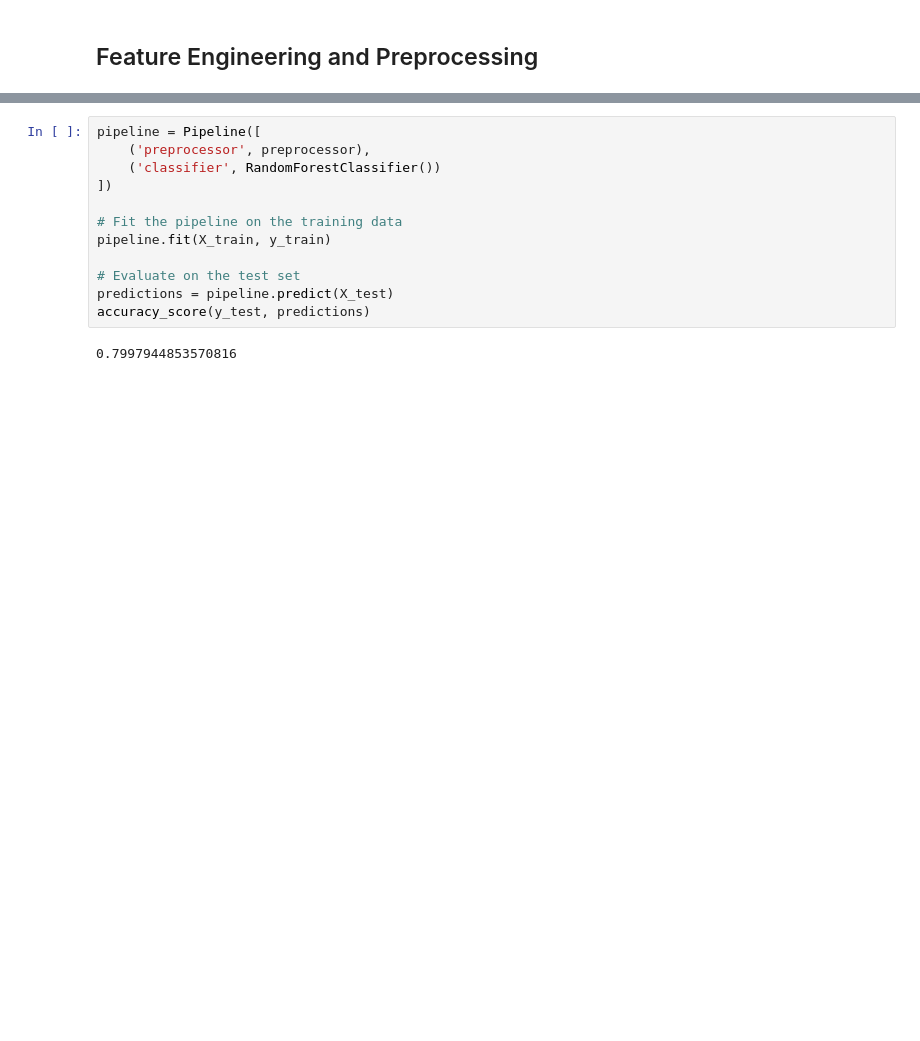
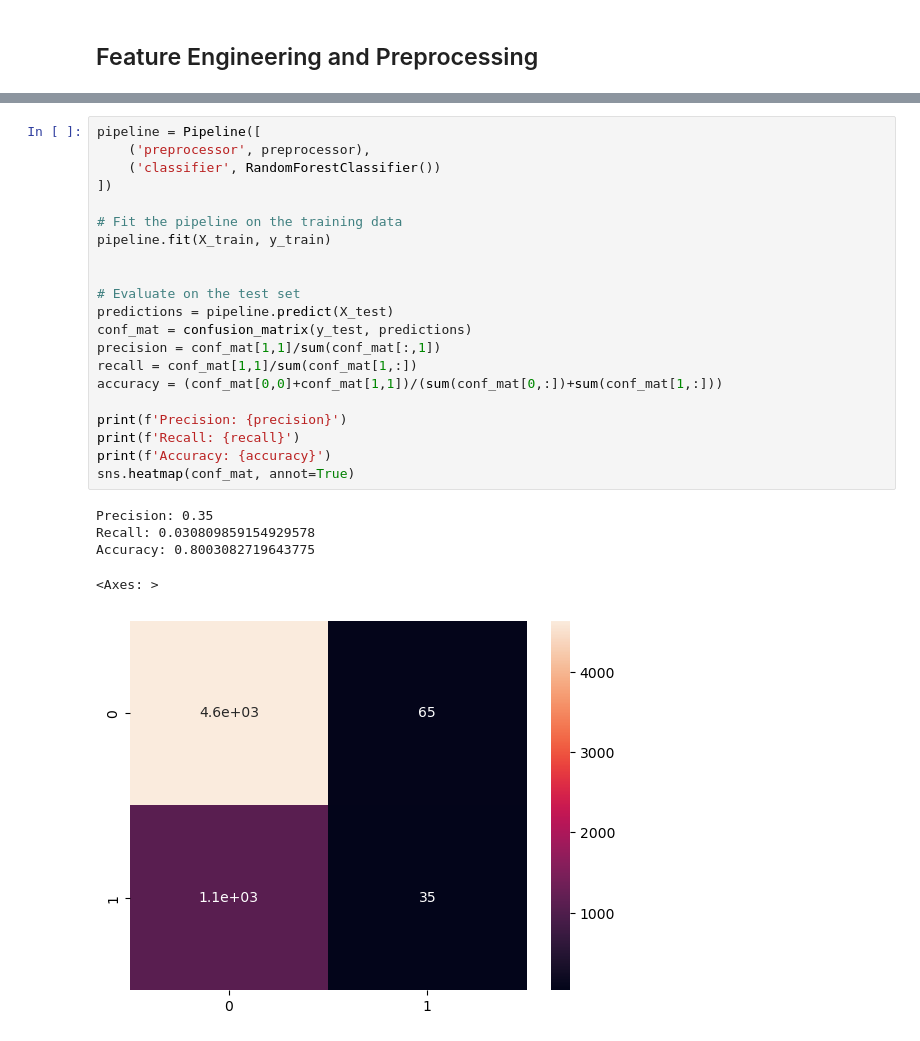
Before and after one commit to samuelleehope/ID5059_Flight_Prediction, a Jupyter notebook: ID5059Project1.ipynb, the cells around one changed output, grey strips where cells are left out. Saved outputs shown, nothing was run; the diff lists cells and outputs as text; blank space fills up the shorter version.

```diff
--- a/ID5059Project1.ipynb
+++ b/ID5059Project1.ipynb
@@ -359,17 +379,30 @@ preprocessor = ColumnTransformer(
 # %%
 pipeline = Pipeline([
     ('preprocessor', preprocessor),
     ('classifier', RandomForestClassifier())
 ])
 
 # Fit the pipeline on the training data
 pipeline.fit(X_train, y_train)
 
+
 # Evaluate on the test set
 predictions = pipeline.predict(X_test)
-accuracy_score(y_test, predictions)
+conf_mat = confusion_matrix(y_test, predictions)
+precision = conf_mat[1,1]/sum(conf_mat[:,1])
+recall = conf_mat[1,1]/sum(conf_mat[1,:])
+accuracy = (conf_mat[0,0]+conf_mat[1,1])/(sum(conf_mat[0,:])+sum(conf_mat[1,:]))
+
+print(f'Precision: {precision}')
+print(f'Recall: {recall}')
+print(f'Accuracy: {accuracy}')
+sns.heatmap(conf_mat, annot=True)
 # %% [output]
-0.7997944853570816
+Precision: 0.35
+Recall: 0.030809859154929578
+Accuracy: 0.8003082719643775
+<Axes: >
+[figure, added]
 # %%
 pipeline = Pipeline([
     ('preprocessor', preprocessor),
```
Also changed, not shown: parts of 11 cells of this notebook.
